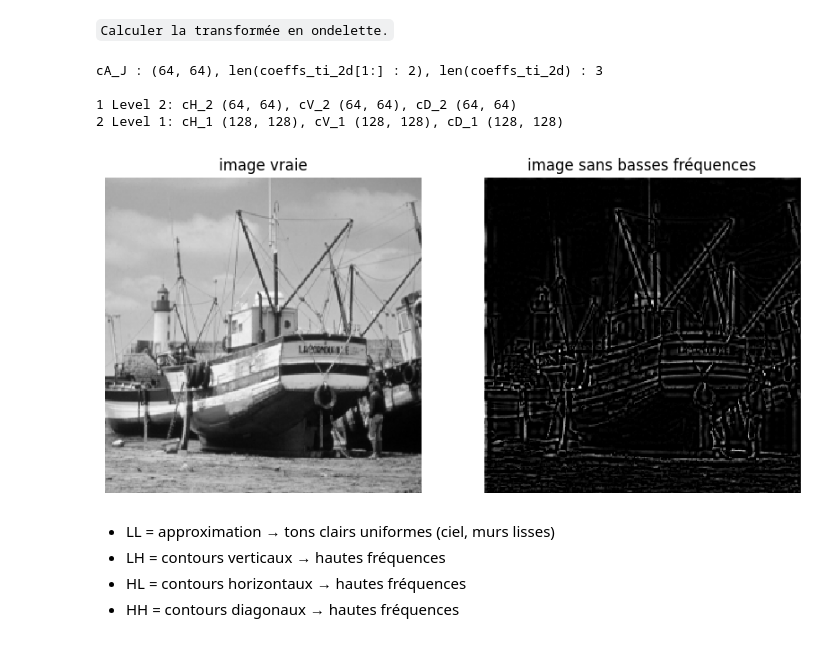
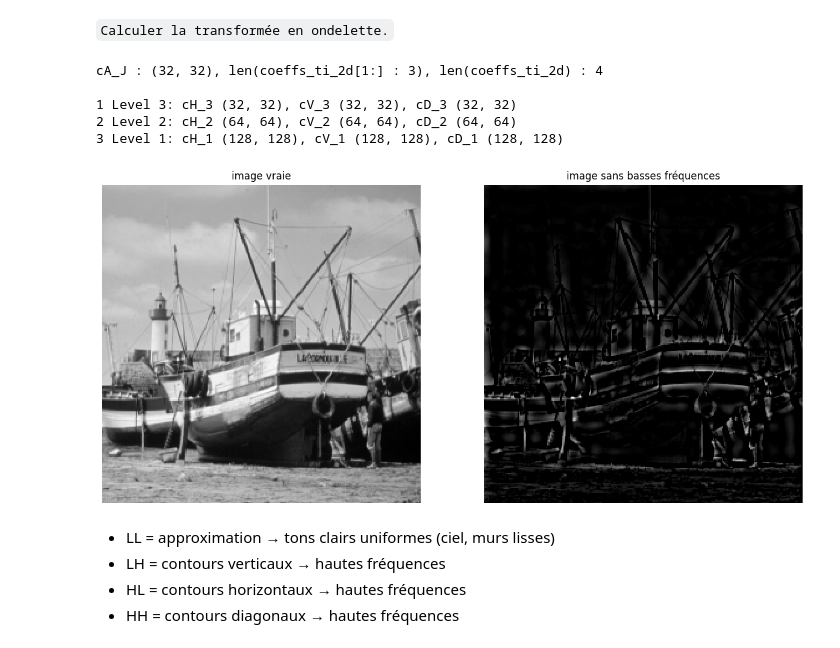
Before and after one commit to Borleo/2_M2_IAFA, a Jupyter notebook: TP_M2IAFA/TP_M2_IMGCMPT/TP23_Imagerie_Computationnelle/4_Sparsity and Redundant Representations/Compressed Sensing of Images/sparsity_2_cs_images.ipynb, the cells around one changed output. Saved outputs shown, nothing was run; the diff lists cells and outputs as text; code cells hidden in the pictures.

```diff
--- a/TP_M2IAFA/TP_M2_IMGCMPT/TP23_Imagerie_Computationnelle/4_Sparsity and Redundant Representations/Compressed Sensing of Images/sparsity_2_cs_images.ipynb
+++ b/TP_M2IAFA/TP_M2_IMGCMPT/TP23_Imagerie_Computationnelle/4_Sparsity and Redundant Representations/Compressed Sensing of Images/sparsity_2_cs_images.ipynb
@@ -158,7 +158,7 @@ def perform_inverse_wavelet_transf(coeffs,wavelet):
 `Calculer la transformée en ondelette.`
 # %%
 wavelet='sym8'
-k0=2
+k0=3
 
 coeffs_ti_2d = perform_direct_wavelet_transf(f0,n,k0,wavelet)# [cA_J, (cH_J,cV_J,cD_J), ..., (cH_1,cV_1,cD_1)]
 # Approximation au niveau le plus grossier
@@ -169,21 +169,22 @@ for j, (cH, cV, cD) in enumerate(coeffs_ti_2d[1:], start=1):
     level = len(coeffs_ti_2d) - j   # juste pour numéroter J, J-1, ..., 1
     print(f"{j} Level {level}: cH_{level} {cH.shape}, cV_{level} {cV.shape}, cD_{level} {cD.shape}")
 # %% [output]
-cA_J : (64, 64), len(coeffs_ti_2d[1:] : 2), len(coeffs_ti_2d) : 3
+cA_J : (32, 32), len(coeffs_ti_2d[1:] : 3), len(coeffs_ti_2d) : 4
 
-1 Level 2: cH_2 (64, 64), cV_2 (64, 64), cD_2 (64, 64)
-2 Level 1: cH_1 (128, 128), cV_1 (128, 128), cD_1 (128, 128)
+1 Level 3: cH_3 (32, 32), cV_3 (32, 32), cD_3 (32, 32)
+2 Level 2: cH_2 (64, 64), cV_2 (64, 64), cD_2 (64, 64)
+3 Level 1: cH_1 (128, 128), cV_1 (128, 128), cD_1 (128, 128)
 # %%
 # Mise à zéro de cA (basses fréquences)
 cA, details = coeffs_ti_2d[0], coeffs_ti_2d[1:]
 cA_zero = np.zeros_like(cA)
 coeffs_high = [cA_zero] + list(details)
 f_vec = perform_inverse_wavelet_transf(coeffs_high,wavelet)
-plt.figure(figsize=(10, 10))
+plt.figure(figsize=(15, 15))
 imageplot(clamp(f0),'image vraie',[1,2,1])
 imageplot(clamp(f_vec),'image sans basses fréquences',[1,2,2])
 # %% [output]
-[figure, old version]
+[figure, new version]
 # %% [markdown]
 - LL = approximation → tons clairs uniformes (ciel, murs lisses)
 - LH = contours verticaux  → hautes fréquences
```
Also changed, not shown: parts of 48 cells of this notebook.
